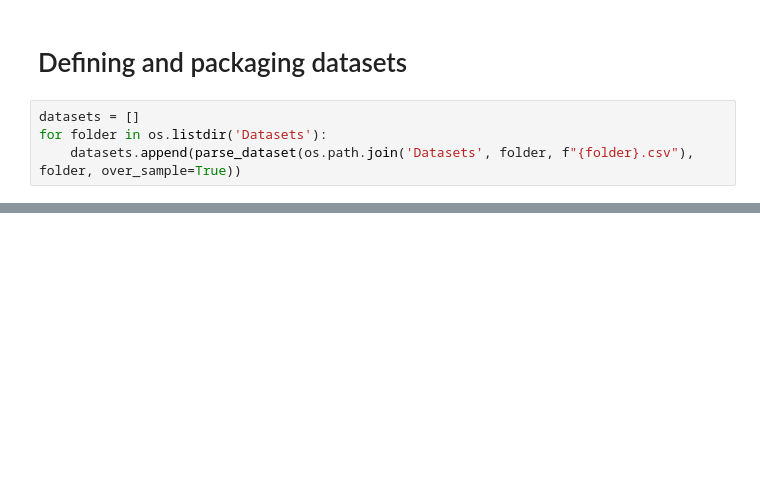
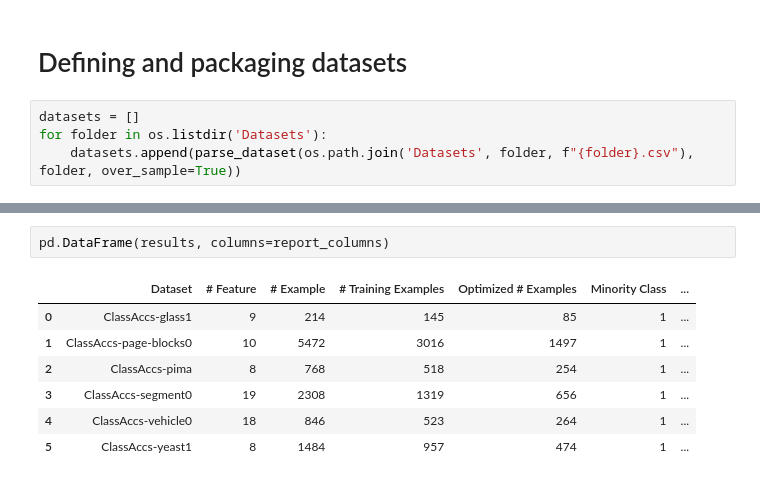
Before and after one commit to Ryan-JW-Kim/Minority-Class-Synthesis, a Jupyter notebook: GA_experiment.ipynb, the cells around one changed output, grey strips where cells are left out. Cells and saved outputs as stored; diff of their text form; blank space fills up the shorter version.

```diff
--- a/GA_experiment.ipynb
+++ b/GA_experiment.ipynb
@@ -200,3 +315,13 @@ if False:
+# %%
+pd.DataFrame(results, columns=report_columns)
+# %% [output]
+|  | Dataset | # Feature | # Example | # Training Examples | Optimized # Examples | Minority Class | ... |
+| 0 | ClassAccs-glass1 | 9 | 214 | 145 | 85 | 1 | ... |
+| 1 | ClassAccs-page-blocks0 | 10 | 5472 | 3016 | 1497 | 1 | ... |
+| 2 | ClassAccs-pima | 8 | 768 | 518 | 254 | 1 | ... |
+| 3 | ClassAccs-segment0 | 19 | 2308 | 1319 | 656 | 1 | ... |
+| 4 | ClassAccs-vehicle0 | 18 | 846 | 523 | 264 | 1 | ... |
+| 5 | ClassAccs-yeast1 | 8 | 1484 | 957 | 474 | 1 | ... |
 # %%
 def execute(X, y, X_train, X_val, X_test, y_train, y_val, y_test, name, problem_defn):
 	print(f"Executing {problem_defn} on {name}...")
```
Also changed, not shown: parts of 8 cells of this notebook.
